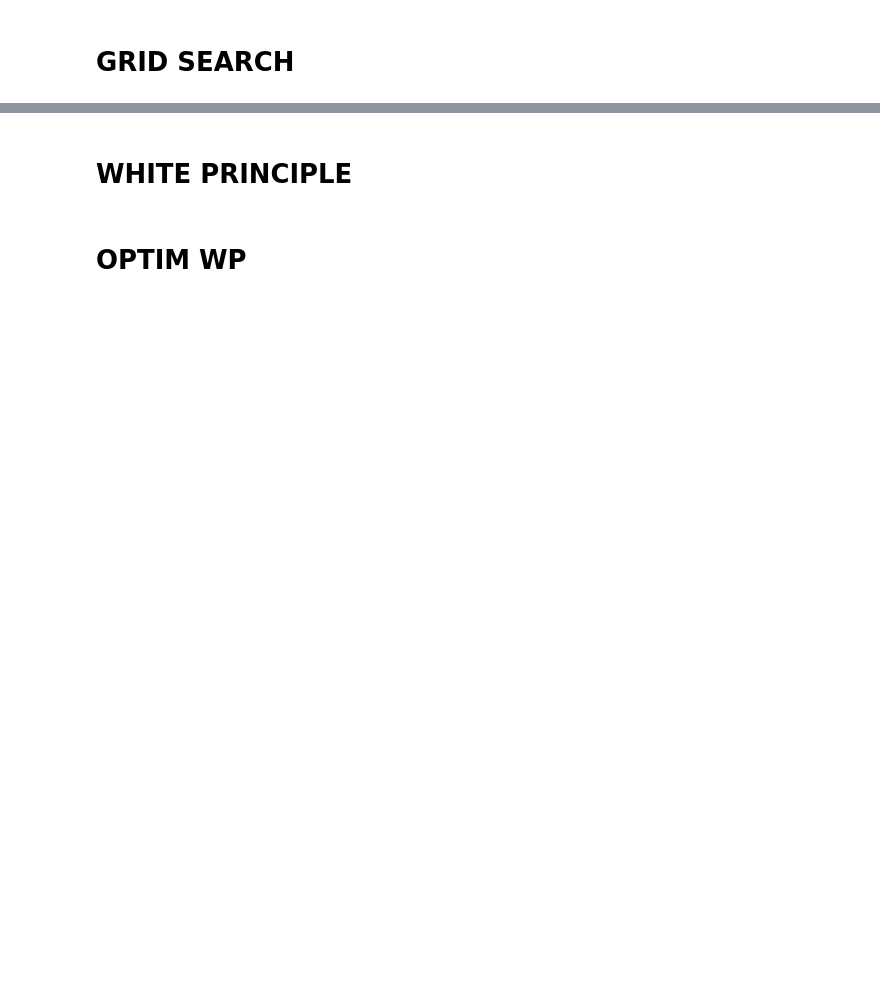
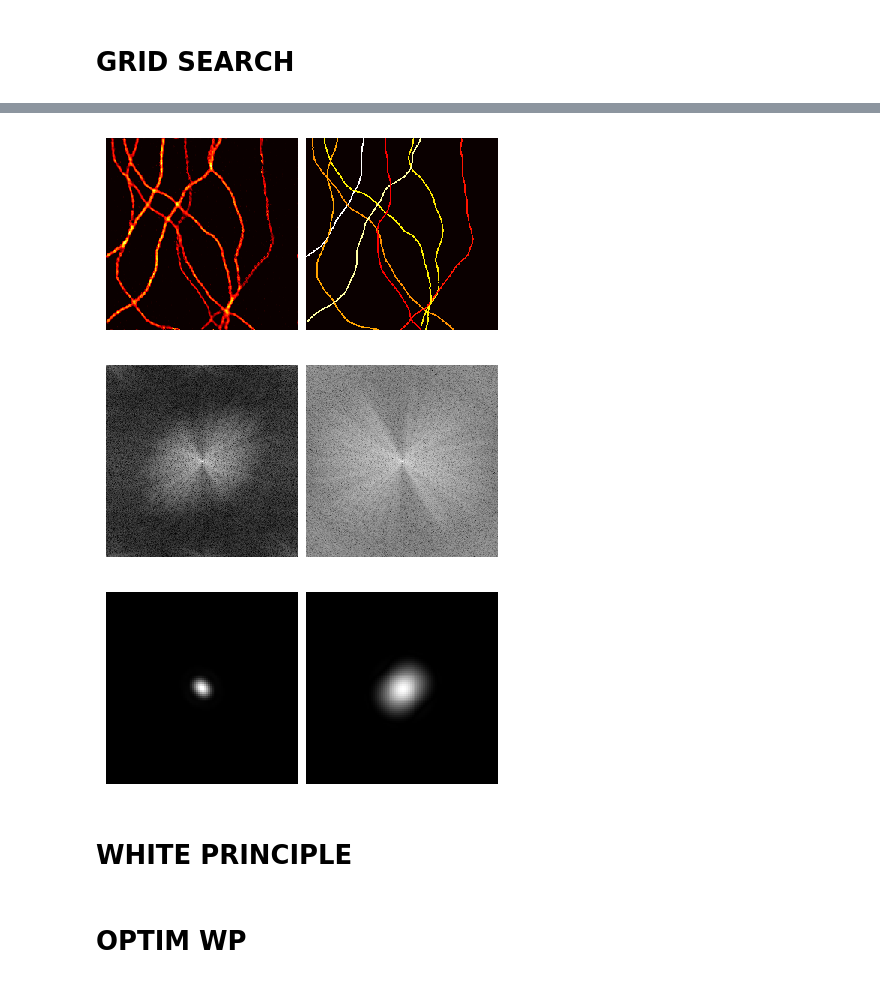
Before and after one commit to sofiaagostoni/ism_regularisation, a Jupyter notebook: results_ism_pnp.ipynb, the cells around one changed output, grey strips where cells are left out. Cells and saved outputs as stored; diff of their text form; code cells hidden in the pictures; blank space fills up the shorter version.

```diff
--- a/results_ism_pnp.ipynb
+++ b/results_ism_pnp.ipynb
@@ -188,3 +228,50 @@ KeyError: 'metrics'
+# %%
+#%%
+
+save_dir = "Results/results_gridsearch"
+
+prior = 'gauss_' # not finetuned
+# prior = 'weakly_convex'
+# prior = '' # finetuned
+pxsizex = 40
+Nx = 256
+Nz = 1
+optim = "PROJ_GD"
+LOSS = 'L2'
+FIDELITY = 'KL'
+flux = 40
+
+r = load_result("tub_level", flux, LOSS, FIDELITY, prior, optim, save_dir)
+gt = load_gt("tub_level")
+flux = 250
+x = r['x_rec']
+MEAS_KEYS = ("PSF", "y", "avg_y", "sum_y", "finger_print", "physics",
+             "df_kl", "df_l2", "L_kl", "L_l2")
+out = generate_meas_ism(torch.tensor(gt), Nx, Nz, pxsizex, flux, device)
+meas = dict(zip(MEAS_KEYS, out))
+y = meas['y'].unsqueeze(0).unsqueeze(0)
+psf = meas['PSF'].sum(0)
+def fft_image(img):
+    # Porta il tensore a 2D (rimuove dimensioni batch/canale di taglia 1)
+    img = img.squeeze()
+    # FFT 2D sulle ultime due dimensioni, con la frequenza zero centrata
+    F = torch.fft.fftshift(torch.fft.fft2(img), dim=(-2, -1))
+    # Log del modulo per rendere visibile la dinamica dello spettro
+    return torch.log1p(torch.abs(F)).detach().cpu()
+
+X_f = fft_image(x).unsqueeze(0).unsqueeze(0)
+Y_f = fft_image(y).unsqueeze(0).unsqueeze(0)
+otf = fft_image(psf).unsqueeze(0).unsqueeze(0)
+
+plot([x, y], cmap = 'hot')
+plot([X_f, Y_f])
+plot([psf, otf])
+
+# %%
+# %% [output]
+[figure, added]
+[figure, added]
+[figure, added]
 # %% [markdown]
 # WHITE PRINCIPLE
 # %%
```
Also changed, not shown: parts of 4 cells of this notebook, 9 other files.
